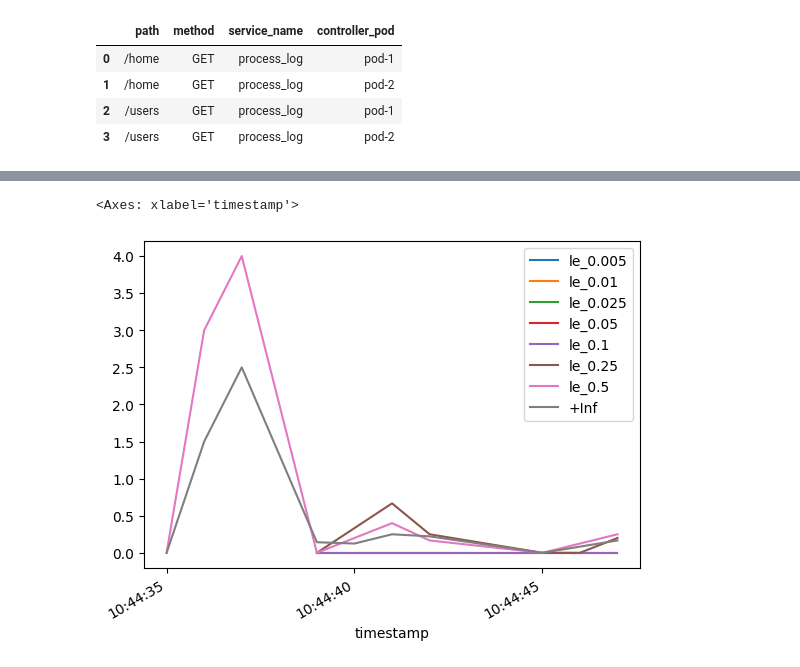
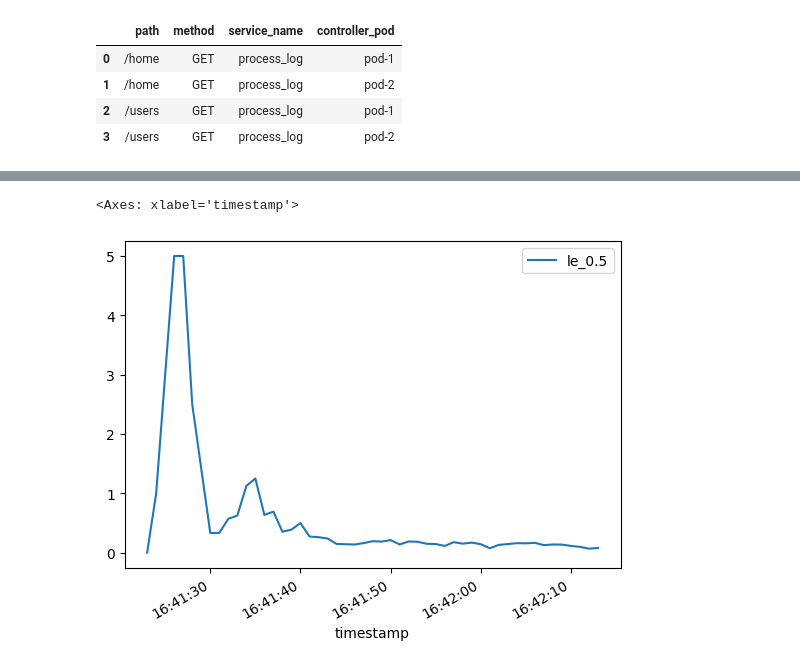
Before and after one commit to vuvietnguyenit/data_analystic, a Jupyter notebook: notebooks/calculate_latency_duration_time.ipynb, the cells around one changed output, grey strips where cells are left out. Drawn from its saved outputs; the diff is of its cells as text; code cells hidden in the pictures.

Commit message:
create plot

```diff
--- a/notebooks/calculate_latency_duration_time.ipynb
+++ b/notebooks/calculate_latency_duration_time.ipynb
@@ -139,7 +156,7 @@ for idx, dataset in group_dataset.iterrows():
         .apply(lambda x: bins_value(x, bins_dict), axis=1)
 
 # Join all group dataframe processed by one dataframe
-raw_df = pd.concat(df_by_group.values()).reset_index(drop=True)
+raw_df = pd.concat(df_by_group.values())
 # %%
 # Rename columns
 columns_change = {
@@ -156,5 +190,5 @@ raw_df = raw_df.rename(columns=columns_change)
 # %%
 # Select columns necessary for analysis
-list_column_select = ["timestamp", "path", "method", "service_name",
+list_column_select = ["path", "method", "service_name",
                       "controller_pod"] + [bucket for bucket in columns_change.values()]
 raw_df = raw_df[list_column_select]
@@ -168,4 +237,4 @@ raw_df[0:50][["timestamp"] + [bucket for bucket in columns_change.values()]
 # %%
 # Group data interval 1 second
 # Only consider about latency bucket -> Get newest value increament by second
-raw_df = raw_df.groupby(["timestamp", "path", "controller_pod"]).nth(-1).reset_index(drop=True)
+df_interval = raw_df.groupby(["timestamp"] + group_by_el).nth(-1)
@@ -198,10 +246,9 @@ raw_df = raw_df.set_index('timestamp')
 # %%
-bucket_columns = {v: ["first", "last"] for v in columns_change.values()}
-
 # Implement pct change for each bucket
-raw_df_rolling = raw_df.groupby(group_by_el).rolling(window="3s").agg(lambda x: (x[-1] - x[0]) / x[0])  # type: ignore
+raw_df_rolling = df_interval.groupby(group_by_el).rolling(window="5s").agg(lambda x: (x[-1] - x[0]) / x[0])  # type: ignore
 # %%
-raw_df_rolling[0:10].reset_index().plot(x="timestamp")
+raw_df_rolling.query("path == '/users' and controller_pod == 'pod-2'").fillna(0).reset_index()[0:50] \
+.plot(x="timestamp", y="le_0.5")
 # %% [output]
 <Axes: xlabel='timestamp'>
-[figure, old version]
+[figure, new version]
```
Also changed, not shown: parts of 19 cells of this notebook, 3 other files.
